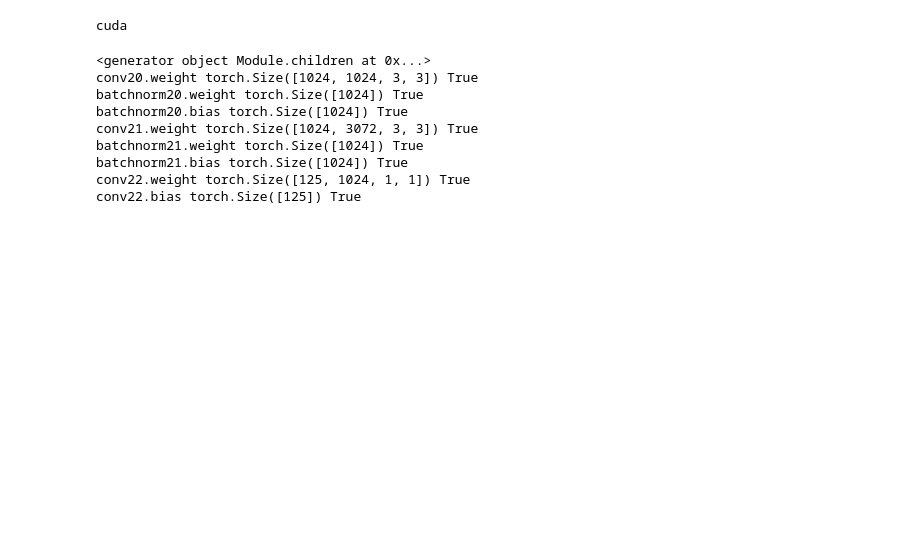
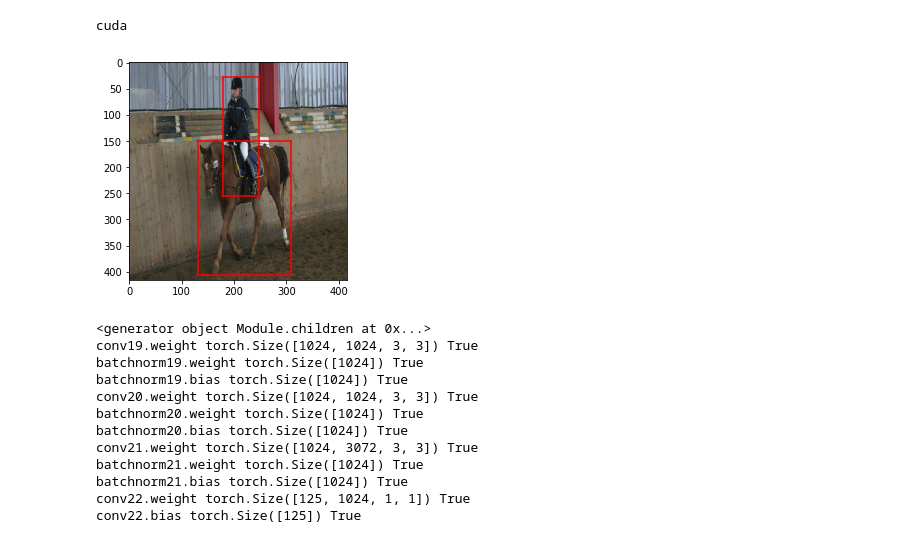
Before and after one commit to wZhou96/ece285ZHQL, a Jupyter notebook: YOLOv2.ipynb, the cells around one changed output. Saved outputs shown, nothing was run; the diff lists cells and outputs as text; code cells hidden in the pictures; blank space fills up the shorter version.

```diff
--- a/YOLOv2.ipynb
+++ b/YOLOv2.ipynb
@@ -87,11 +70,56 @@ def myimshow(image, ax=plt):
+# %%
+def draw_boundary_box_fraction(image_dict):
+    """Show image with landmarks"""
+    image = image_dict['image']
+    height, width, channels = image.shape
+    bboxes = image_dict['bboxes']
+    image = (image + 1) / 2
+    image[image < 0] = 0
+    image[image > 1] = 1
+    plt.imshow(image)
+    for bbox in bboxes:
+        x = bbox[1] * width
+        y = bbox[2] * height
+        w = bbox[3] * width
+        h = bbox[4] * height
+        xmin = max(0, int(x - w*0.5))
+        ymin = max(0, int(y - h*0.5))
+        xmax = min(int(x + w*0.5), width)
+        ymax = min(int(y + h*0.5), height)
+        plt.plot((xmin, xmin), (ymin, ymax), 'r')
+        plt.plot((xmin, xmax), (ymin, ymin), 'r')
+        plt.plot((xmax, xmax), (ymin, ymax), 'r')
+        plt.plot((xmin, xmax), (ymax, ymax), 'r')
+
+def draw_bbox_torch(img_dict):
+    image = np.transpose(np.array(img_dict['image'].numpy()), (1, 2, 0))
+    bboxes = img_dict['bboxes'].numpy()
+    n_true = np.sum(bboxes[:, 0]!=-1)
+    bboxes = bboxes[:n_true]
+    draw_boundary_box_fraction({"image": image, 'bboxes': bboxes})
+
+def draw_bbox_nms(torch_img, nms_output):
+    image = np.transpose(np.array(torch_img.data.numpy()), (1, 2, 0))
+    bboxes = nms_output[:, :4].data.numpy()
+    bboxes = np.concatenate([np.zeros(len(bboxes)).reshape(len(bboxes), 1), bboxes], 1)
+    print (bboxes)
+    draw_boundary_box_fraction({"image": image, 'bboxes': bboxes})
+
+draw_bbox_torch(train_set[0])
+# %% [output]
+[figure, added]
 # %%
 net = Yolov2()
 net = build.load_pretrained_weights(net)
-build.model_freeze_upto(net, 38)
+build.model_freeze_upto(net, 36)
 for name, param in net.named_parameters():
     print(name, param.size(), param.requires_grad)
+net = net.to(device)
 # %% [output]
 <generator object Module.children at 0x...>
+conv19.weight torch.Size([1024, 1024, 3, 3]) True
+batchnorm19.weight torch.Size([1024]) True
+batchnorm19.bias torch.Size([1024]) True
 conv20.weight torch.Size([1024, 1024, 3, 3]) True
 batchnorm20.weight torch.Size([1024]) True
 batchnorm20.bias torch.Size([1024]) True
```
Also changed, not shown: parts of 9 cells of this notebook, 1 other file.
